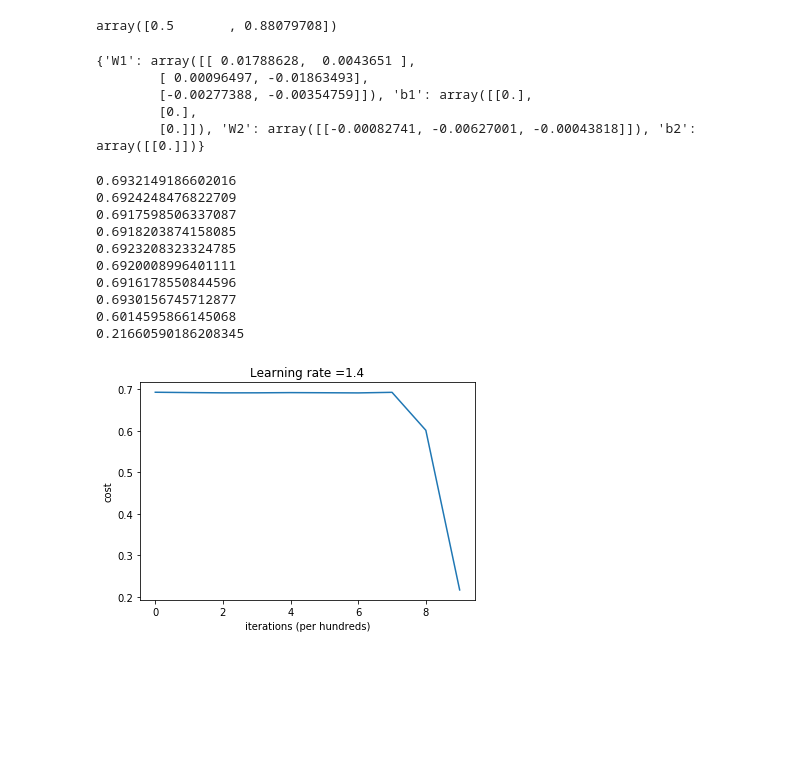
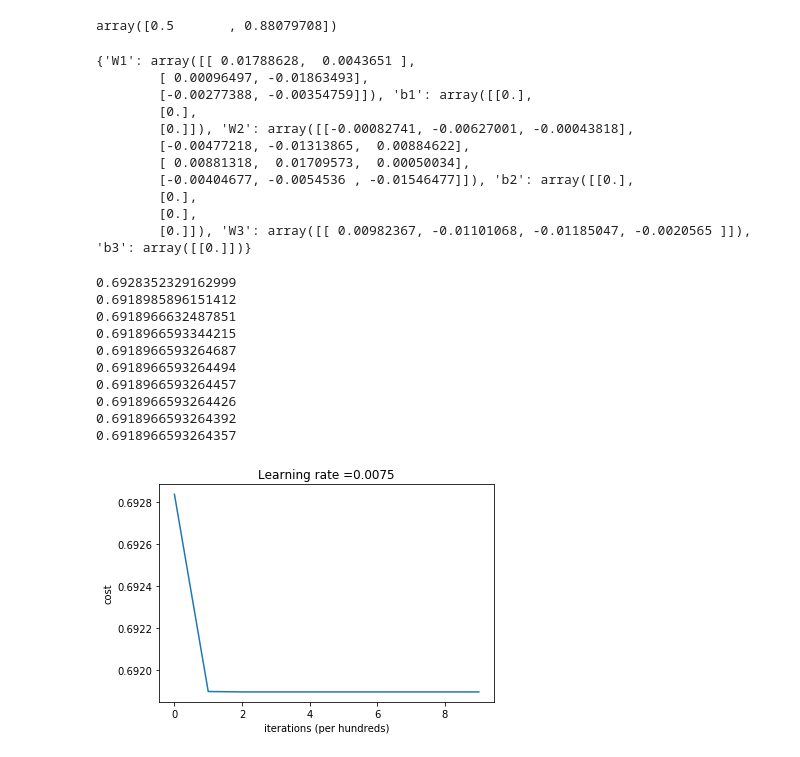
Before and after one commit to FatimaMoqran/neural_network_from_scratch, a Jupyter notebook: neural_l_layerfromscratchV2.ipynb, the cells around one changed output. Saved outputs shown, nothing was run; the diff lists cells and outputs as text; code cells hidden in the pictures; blank space fills up the shorter version.

```diff
--- a/neural_l_layerfromscratchV2.ipynb
+++ b/neural_l_layerfromscratchV2.ipynb
@@ -20,7 +20,7 @@ def create_Xor(nb_features=400):
 
     #reshape Y
 
-    Y = Y.reshape(1,400)
+    Y = Y.reshape(1,nb_features)
 
     print(f"X.shape = {X.shape}")
     print(f"Y.shape = {Y.shape}")
@@ -174,7 +174,7 @@ def initialisation_deep(dim_layers):
 
     return parameters
 # %%
-dim_layers= [2,3,4,5,1]
+dim_layers= [2,3,4,1]
 parameters = initialisation_deep(dim_layers)
 
 parameters
@@ -183,7 +183,13 @@ parameters
         [ 0.00096497, -0.01863493],
         [-0.00277388, -0.00354759]]), 'b1': array([[0.],
         [0.],
-        [0.]]), 'W2': array([[-0.00082741, -0.00627001, -0.00043818]]), 'b2': array([[0.]])}
+        [0.]]), 'W2': array([[-0.00082741, -0.00627001, -0.00043818],
+        [-0.00477218, -0.01313865,  0.00884622],
+        [ 0.00881318,  0.01709573,  0.00050034],
+        [-0.00404677, -0.0054536 , -0.01546477]]), 'b2': array([[0.],
+        [0.],
+        [0.],
+        [0.]]), 'W3': array([[ 0.00982367, -0.01101068, -0.01185047, -0.0020565 ]]), 'b3': array([[0.]])}
 # %%
 def linear_activation_forward (A_prev ,W , b, activation):
     """
@@ -507,16 +513,16 @@ def L_layer_model(X,Y, dim_layers, learning_rate = 0.0075,num_iterations = 3000,
 
     return parameters
 # %%
-parameters = L_layer_model(X,Y,dim_layers,learning_rate = 1.4 ,num_iterations = 10000, print_cost = True)
+parameters = L_layer_model(X,Y,dim_layers,learning_rate = 0.0075 ,num_iterations = 10000, print_cost = True)
 # %% [output]
-0.6932149186602016
-0.6924248476822709
-0.6917598506337087
-0.6918203874158085
-0.6923208323324785
-0.6920008996401111
-0.6916178550844596
-0.6930156745712877
-0.6014595866145068
-0.21660590186208345
+0.6928352329162999
+0.6918985896151412
+0.6918966632487851
+0.6918966593344215
+0.6918966593264687
+0.6918966593264494
+0.6918966593264457
+0.6918966593264426
+0.6918966593264392
+0.6918966593264357
-[figure, old version]
+[figure, new version]
```
Also changed, not shown: parts of 6 cells of this notebook.
